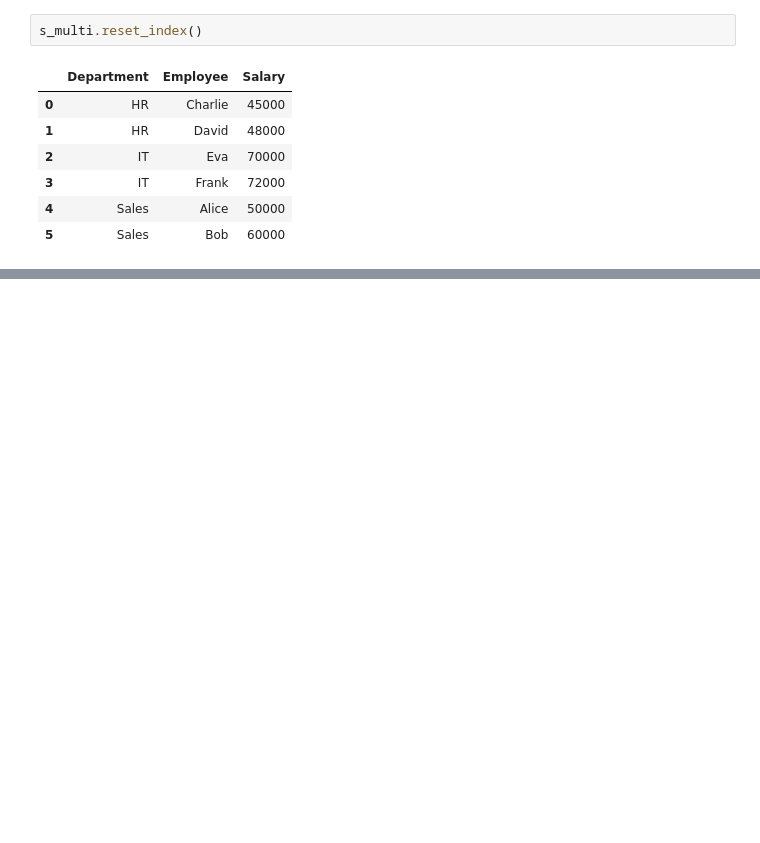
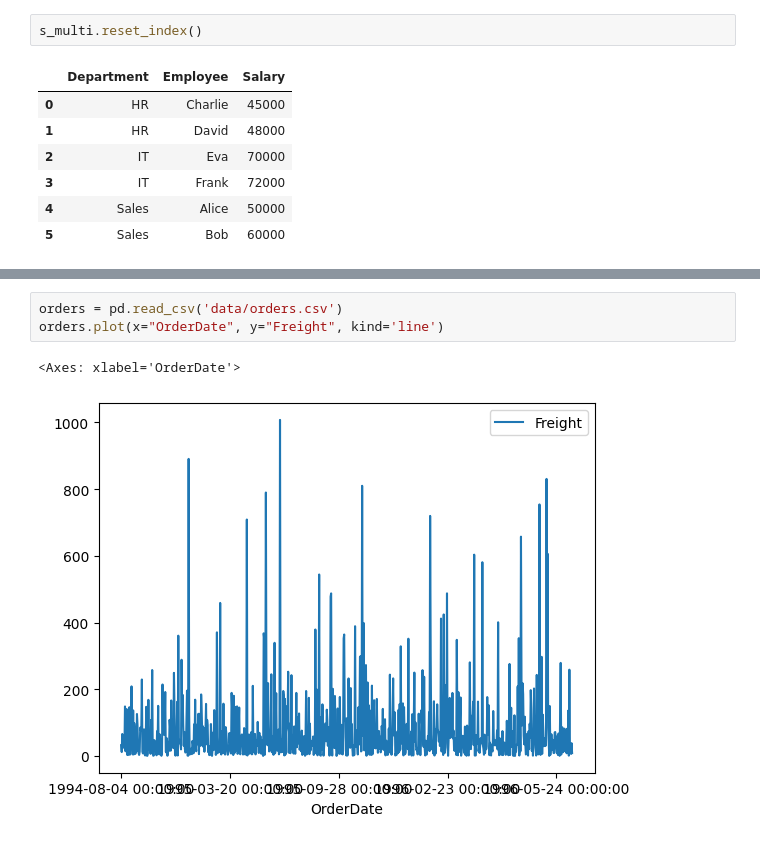
Before and after one commit to sta8isznt/Teaching-Codes-2025-2026, a Jupyter notebook: Data_Analysis_2/Python/test.ipynb, the cells around one changed output, grey strips where cells are left out. Saved outputs shown, nothing was run; the diff lists cells and outputs as text; blank space fills up the shorter version.

```diff
--- a/Data_Analysis_2/Python/test.ipynb
+++ b/Data_Analysis_2/Python/test.ipynb
@@ -172,0 +230,6 @@ s_multi.reset_index()
+# %%
+orders = pd.read_csv('data/orders.csv')
+orders.plot(x="OrderDate", y="Freight", kind='line')
+# %% [output]
+<Axes: xlabel='OrderDate'>
+[figure, added]
```
Also changed, not shown: parts of 11 cells of this notebook, 8 other files.
